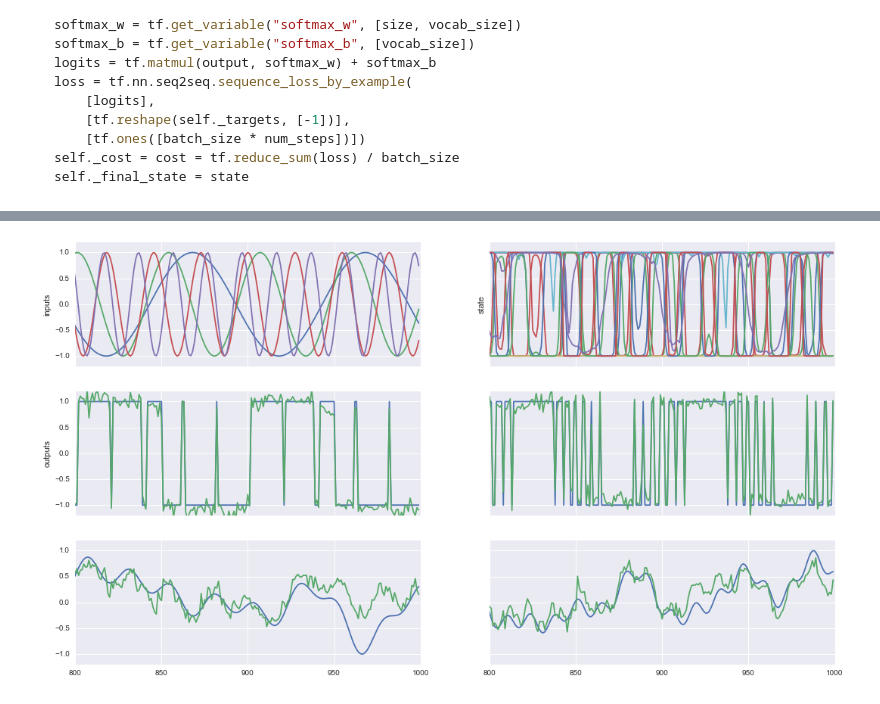
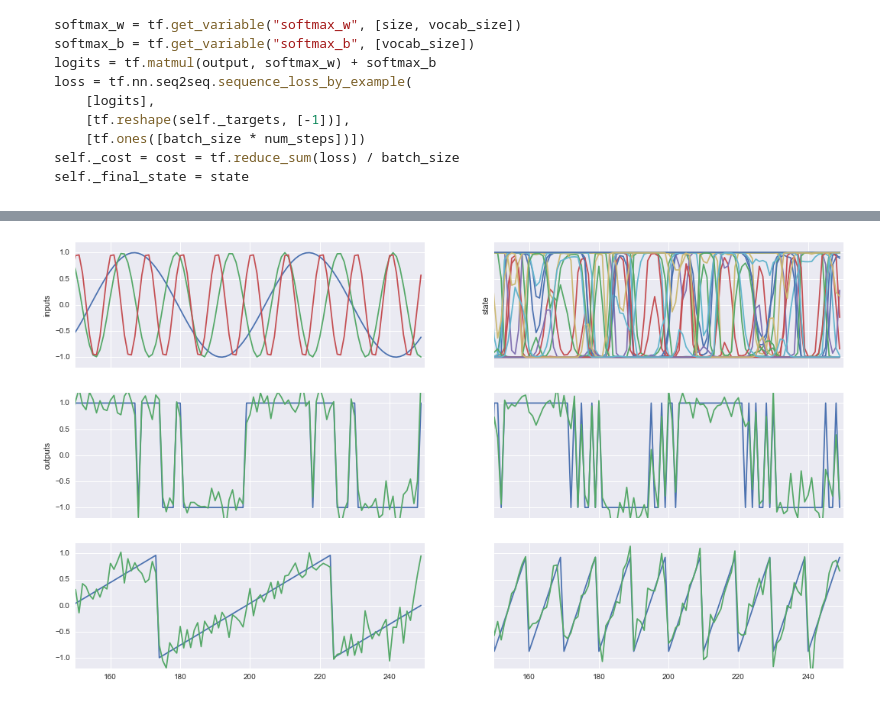
Before and after one commit to Sailor74/tensorflow-rnn-tutorial, a Jupyter notebook: TensorFlow RNN tutorial.ipynb, the cells around one changed output, grey strips where cells are left out. Cells and saved outputs as stored; diff of their text form; code cells hidden in the pictures.

```diff
--- a/TensorFlow RNN tutorial.ipynb
+++ b/TensorFlow RNN tutorial.ipynb
@@ -143,8 +132,8 @@ For this tutorial, we will work with simple signals, an input $u(t)\in\mathbb{R}
 We will eventually need to split signals into smaller sized-batches of size $T_{\text{batch}}\times m$. Thus, a 'training example' will be a subsequence of the full, length-$T$ dataset. Some datasets are naturally split into different 'batches'. Here we will consider one length-$T$ dataset without loss of intuition.
 # %%
 # Signal parameters
-cycle = 100 # cycle length
-T = 10*cycle # total time
+cycle = 50 # cycle length
+T = 5*cycle # total time
 t = np.arange(T)
 # %%
 def rand_signal(time_, cycle_, components_):
@@ -291,8 +273,8 @@ batch_size = 100
 T_new = T - num_steps
 # %%
 # Choose our input and output data
-u_data = z_sin[:,[0,2,6,9]]
-y_data = np.concatenate((z_modsq[:,[0,9]], z_randsin[:,[0,1]]), axis=1)
+u_data = z_sin[:,[0,5,9]]
+y_data = np.concatenate((z_modsq[:,[0,9]], z_saw[:,[0,9]]), axis=1)
 
 u_data_h = hankelize(u_data, num_steps) # size (num_steps, T-num_steps, m)
 y_data_h = hankelize(y_data, num_steps) # size (num_steps, T-num_steps, p)
@@ -456,24 +453,24 @@ y_predicted, x_predicted, A = sess.run([y_hat_full, x_hat_full, A], feed_dict={u
 # %%
 f, ((ax1,ax2),(ax3,ax4),(ax5,ax6)) = plt.subplots(3,2,sharex='col',sharey='row', figsize=(18,10),
                                         subplot_kw=dict(xlim=(T-2*cycle,T),
                                                         ylim=(-1.2,1.2)))
 # Row 1: inputs; state
 ax1.plot(u_data)
 ax1.set_ylabel("inputs")
-ax2.plot(x_predicted[:,0:10])
+ax2.plot(x_tf[:,0:30])
 ax2.set_ylabel("state")
 
 # Row 2, 3: outputs
 ax3.plot(y_data[:,0])
-ax3.plot(y_predicted[:,0])
+ax3.plot(y_tf[:,0])
 ax3.set_ylabel("outputs")
 ax4.plot(y_data[:,1])
-ax4.plot(y_predicted[:,1])
+ax4.plot(y_tf[:,1])
 ax5.plot(y_data[:,2])
-ax5.plot(y_predicted[:,2])
+ax5.plot(y_tf[:,2])
 ax6.plot(y_data[:,3])
-ax6.plot(y_predicted[:,3])
+ax6.plot(y_tf[:,3])
 
 plt.show()
 # %% [output]
-[figure, old version]
+[figure, new version]
```
Also changed, not shown: parts of 22 cells of this notebook.
